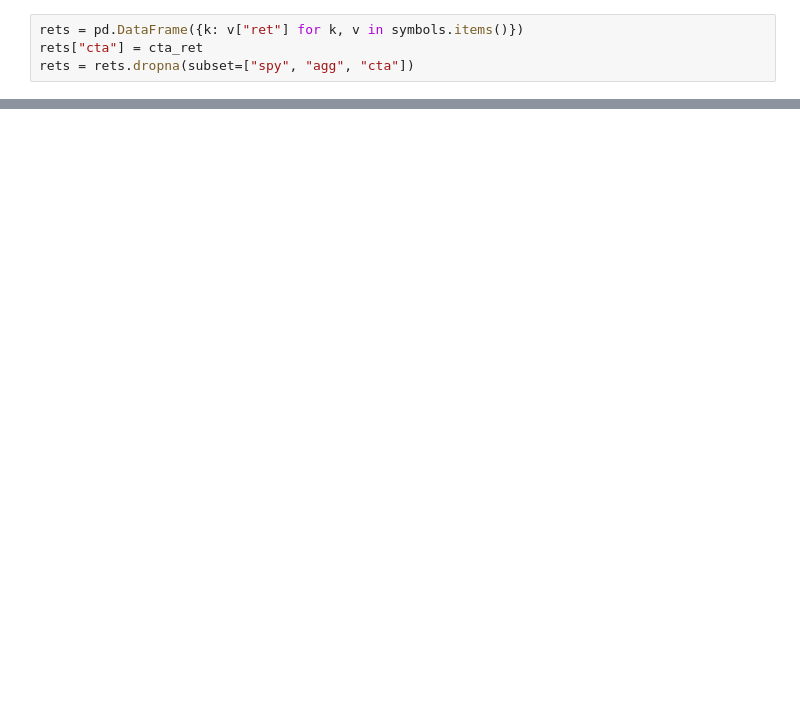
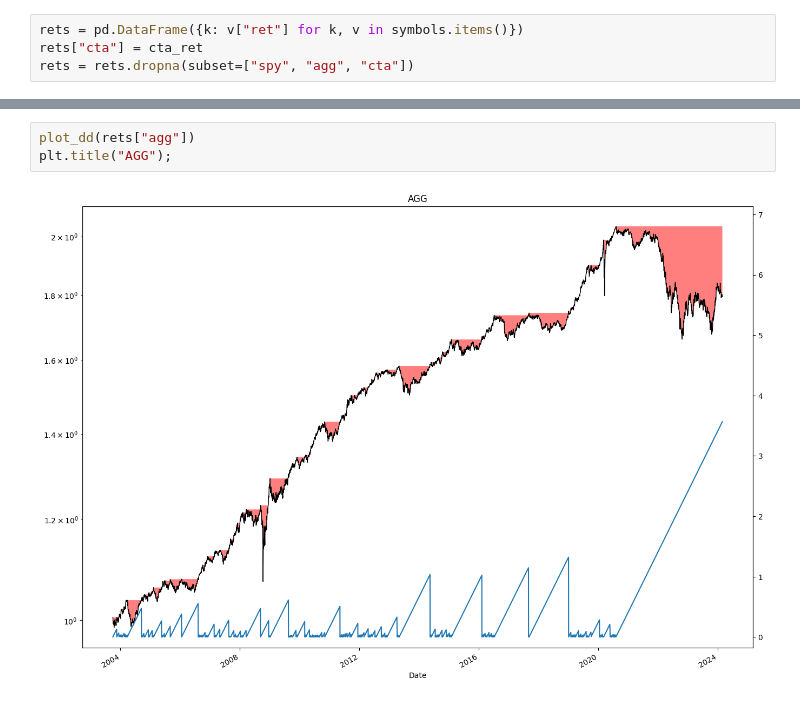
Before and after one commit to chiaolun/market-timing, a Jupyter notebook: Simple Diversification.ipynb, the cells around one changed output, grey strips where cells are left out. Cells and saved outputs as stored; diff of their text form; blank space fills up the shorter version.

```diff
--- a/Simple Diversification.ipynb
+++ b/Simple Diversification.ipynb
@@ -174,0 +154,5 @@ plot_dd(port_rets[best_port])
+# %%
+plot_dd(rets["agg"])
+plt.title("AGG");
+# %% [output]
+[figure, added]
```
Also changed, not shown: parts of 36 cells of this notebook, 3 other files.
